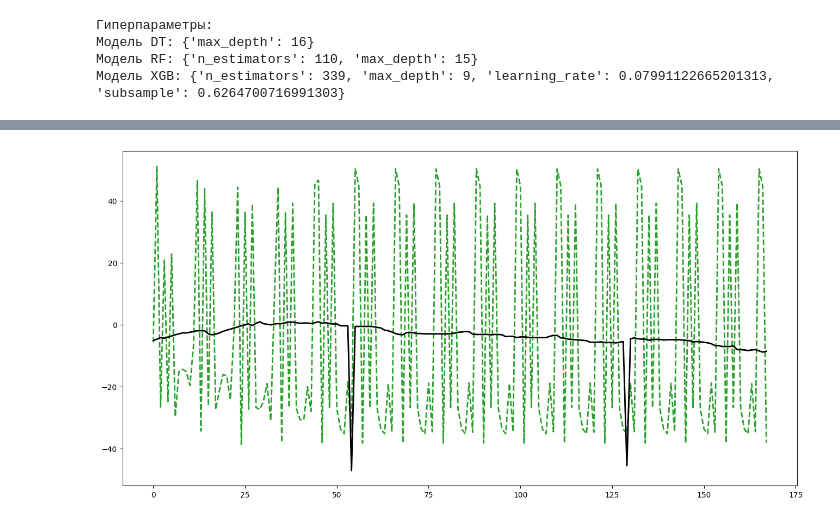
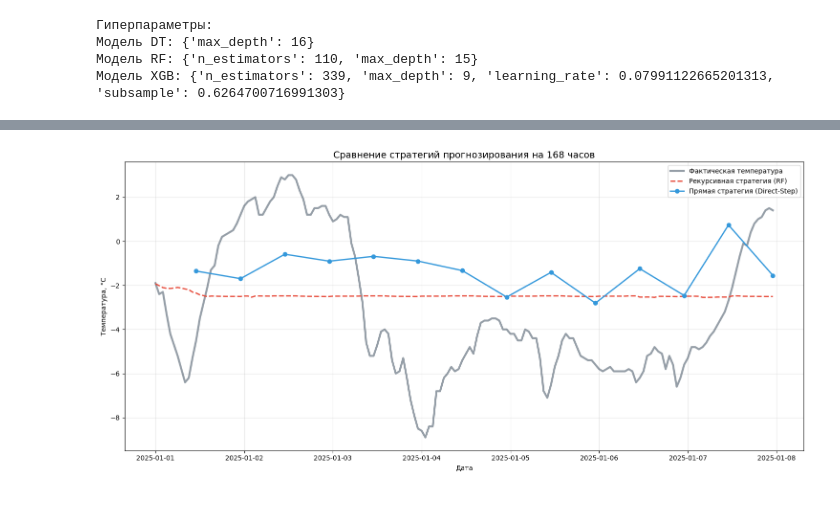
Before and after one commit to iszenzi/frameworks-python-2-lab-, a Jupyter notebook: main.ipynb, the cells around one changed output, grey strips where cells are left out. Cells and saved outputs as stored; diff of their text form; code cells hidden in the pictures.

Commit message:
add visualization for for the forecast for the week

```diff
--- a/main.ipynb
+++ b/main.ipynb
@@ -802,63 +838,62 @@ Directional R2 Score: 0.9687
 # %%
 import matplotlib.pyplot as plt
-import numpy as np
 
-HORIZON_7 = 168
+start_idx = 0
+horizon = 168
+time_axis = y_test.index[start_idx : start_idx + horizon]
+actual_temp = y_test.iloc[start_idx : start_idx + horizon].values
 
-actual_weather = y_test.values[-HORIZON_7:]
+rec_preds = []
+history = list(y_test.iloc[max(0, start_idx-168) : start_idx].values)
+if len(history) < 168:
+    history = [y_test.iloc[0]] * (168 - len(history)) + history
 
-start_sample = X_test.values[-HORIZON_7].reshape(1, -1)
-
-recursive_preds = []
-temp_sample = start_sample.copy()
-
-for _ in range(HORIZON_7):
-    pred = final_models['RandomForest'].predict(temp_sample)[0]
-    recursive_preds.append(pred)
-
-    temp_sample[0, 3:] = np.roll(temp_sample[0, 3:], 1)
-    temp_sample[0, 3] = pred
-
-plt.figure(figsize=(16, 8))
-
-plt.plot(range(HORIZON_7), actual_weather, label='Факт', color='black', linewidth=2, zorder=3)
-
-plt.plot(range(HORIZON_7), recursive_preds, label='Рекурсивный прогноз (RF)', color='#2ca02c', linestyle='--', linewidth=2)
-
+for h in range(horizon):
+    row = {
+        'hour': time_axis[h].hour, 'month': time_axis[h].month, 'day_of_week': time_axis[h].dayofweek,
+        'lag_1h': history[-1], 'lag_2h': history[-2], 'lag_3h': history[-3],
+        'lag_12h': history[-12], 'lag_24h': history[-24], 'lag_168h': history[-168],
+        'rolling_mean_6h': np.mean(history[-6:]), 'rolling_range_6h': np.max(history[-6:]) - np.min(history[-6:]),
+        'rolling_mean_24h': np.mean(history[-24:]), 'rolling_range_24h': np.max(history[-24:]) - np.min(history[-24:]),
+        'seasonal_component': X_test.iloc[start_idx + h]['seasonal_component']
+    }
+    feat_vector = pd.DataFrame([row])[train_cols]
+    pred = rf_recursive_model.predict(feat_vector)[0]
+    rec_preds.append(pred)
+    history.append(pred)
 
 direct_preds = []
-for h in range(1, HORIZON + 1):
+direct_times = []
+
+for h in range(12, horizon + 1, 12):
+    X_sample = X_test.iloc[[start_idx]]
 
     y_tr_h = y_train.shift(-h).dropna()
-    X_tr_h = X_train.loc[y_tr_h.index]
 
-    m = RandomForestRegressor(**all_best_params['RF'], random_state=42, n_jobs=-1)
-    m.fit(X_tr_h, y_tr_h)
+    params = all_best_params['RF'].copy()
+    params['n_estimators'] = 50
 
-    direct_preds.append(m.predict(start_sample)[0])
+    model_h = RandomForestRegressor(**params, random_state=42, n_jobs=-1)
 
-plt.figure(figsize=(16, 8))
-plt.plot(range(HORIZON_7), actual_weather, label='Факт', color='black', linewidth=2)
-plt.plot(range(HORIZON_7), recursive_preds, label='Рекурсивный прогноз', color='#2ca02c', linestyle='--')
-plt.plot(range(HORIZON_7), direct_preds, label='Прямой прогноз (настоящий)', color='blue', alpha=0.8)
+    model_h.fit(X_train.loc[y_tr_h.index], y_tr_h)
 
-plt.title('Сравнение стратегий прогнозирования температуры')
+    direct_preds.append(model_h.predict(X_sample)[0])
+    direct_times.append(time_axis[h-1])
+
+plt.figure(figsize=(15, 7))
+
+plt.plot(time_axis, actual_temp, label='Фактическая температура', color='#2c3e50', lw=3, alpha=0.5)
+
+plt.plot(time_axis, rec_preds, label='Рекурсивная стратегия (RF)', color='#e74c3c', ls='--', lw=2)
+
+plt.plot(direct_times, direct_preds, 'o-', label='Прямая стратегия (Direct-Step)', color='#3498db', lw=2)
+
+plt.title('Сравнение стратегий прогнозирования на 168 часов', fontsize=14)
+plt.ylabel('Температура, °C')
+plt.xlabel('Дата')
 plt.legend()
-plt.show()
-
-
-plt.title('Сравнение прогноза и фактической температуры на 7 дней', fontsize=15)
-plt.xlabel('Часы', fontsize=12)
-plt.ylabel('Температура (°C)', fontsize=12)
-
-
-for day in range(1, 8):
-    plt.axvline(x=day*24, color='gray', linestyle=':', alpha=0.5)
-    plt.text(day*24 - 12, plt.ylim()[1], f'День {day}', ha='center', weight='bold')
-
 plt.grid(True, alpha=0.3)
-plt.legend(loc='upper right', fontsize=12)
 plt.tight_layout()
 plt.show()
 # %% [output]
-[figure, old version]
+[figure, new version]
```
Also changed, not shown: parts of 9 cells of this notebook.
